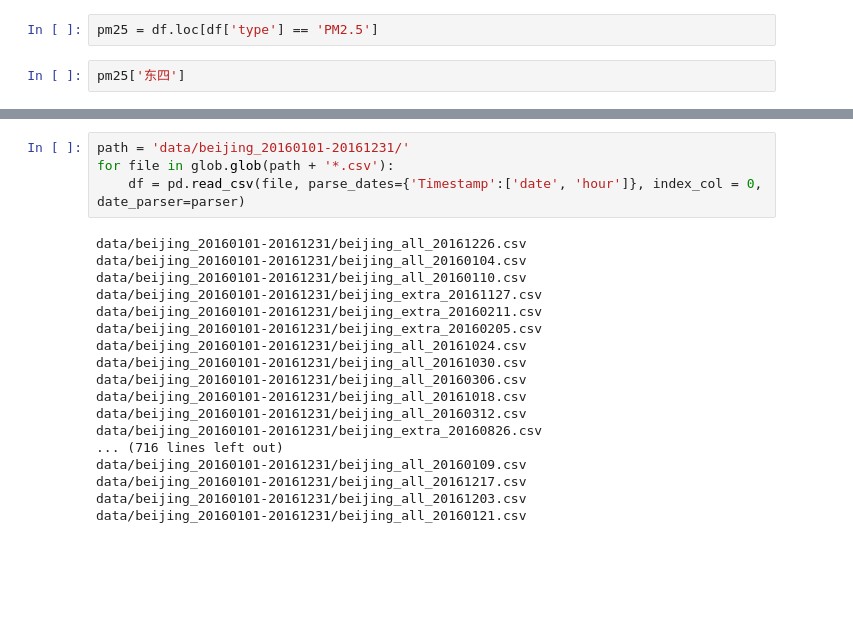
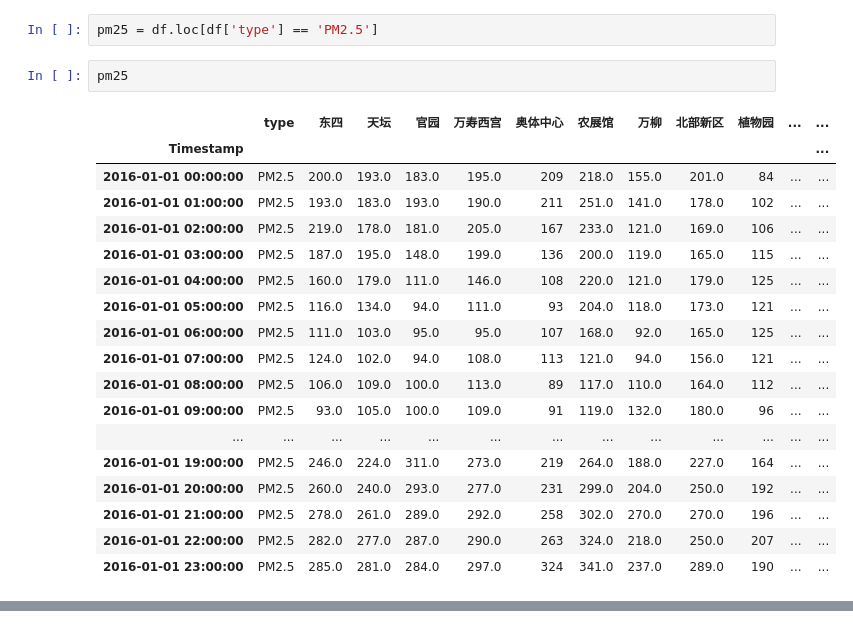
Before and after one commit to luoweimeng/Air-Quality, a Jupyter notebook: preprocess.ipynb, the cells around one changed output, grey strips where cells are left out. Saved outputs shown, nothing was run; the diff lists cells and outputs as text; blank space fills up the shorter version.

```diff
--- a/preprocess.ipynb
+++ b/preprocess.ipynb
@@ -33,5 +33,23 @@ df
 # %%
 pm25 = df.loc[df['type'] == 'PM2.5']
 # %%
-pm25['东四']
+pm25
 # %% [output]
+|  | type | 东四 | 天坛 | 官园 | 万寿西宫 | 奥体中心 | 农展馆 | 万柳 | 北部新区 | 植物园 | ... | ... |
+| Timestamp |  |  |  |  |  |  |  |  |  |  |  | ... |
+| 2016-01-01 00:00:00 | PM2.5 | 200.0 | 193.0 | 183.0 | 195.0 | 209 | 218.0 | 155.0 | 201.0 | 84 | ... | ... |
+| 2016-01-01 01:00:00 | PM2.5 | 193.0 | 183.0 | 193.0 | 190.0 | 211 | 251.0 | 141.0 | 178.0 | 102 | ... | ... |
+| 2016-01-01 02:00:00 | PM2.5 | 219.0 | 178.0 | 181.0 | 205.0 | 167 | 233.0 | 121.0 | 169.0 | 106 | ... | ... |
+| 2016-01-01 03:00:00 | PM2.5 | 187.0 | 195.0 | 148.0 | 199.0 | 136 | 200.0 | 119.0 | 165.0 | 115 | ... | ... |
+| 2016-01-01 04:00:00 | PM2.5 | 160.0 | 179.0 | 111.0 | 146.0 | 108 | 220.0 | 121.0 | 179.0 | 125 | ... | ... |
+| 2016-01-01 05:00:00 | PM2.5 | 116.0 | 134.0 | 94.0 | 111.0 | 93 | 204.0 | 118.0 | 173.0 | 121 | ... | ... |
+| 2016-01-01 06:00:00 | PM2.5 | 111.0 | 103.0 | 95.0 | 95.0 | 107 | 168.0 | 92.0 | 165.0 | 125 | ... | ... |
+| 2016-01-01 07:00:00 | PM2.5 | 124.0 | 102.0 | 94.0 | 108.0 | 113 | 121.0 | 94.0 | 156.0 | 121 | ... | ... |
+| 2016-01-01 08:00:00 | PM2.5 | 106.0 | 109.0 | 100.0 | 113.0 | 89 | 117.0 | 110.0 | 164.0 | 112 | ... | ... |
+| 2016-01-01 09:00:00 | PM2.5 | 93.0 | 105.0 | 100.0 | 109.0 | 91 | 119.0 | 132.0 | 180.0 | 96 | ... | ... |
+| ... | ... | ... | ... | ... | ... | ... | ... | ... | ... | ... | ... | ... |
+| 2016-01-01 19:00:00 | PM2.5 | 246.0 | 224.0 | 311.0 | 273.0 | 219 | 264.0 | 188.0 | 227.0 | 164 | ... | ... |
+| 2016-01-01 20:00:00 | PM2.5 | 260.0 | 240.0 | 293.0 | 277.0 | 231 | 299.0 | 204.0 | 250.0 | 192 | ... | ... |
+| 2016-01-01 21:00:00 | PM2.5 | 278.0 | 261.0 | 289.0 | 292.0 | 258 | 302.0 | 270.0 | 270.0 | 196 | ... | ... |
+| 2016-01-01 22:00:00 | PM2.5 | 282.0 | 277.0 | 287.0 | 290.0 | 263 | 324.0 | 218.0 | 250.0 | 207 | ... | ... |
+| 2016-01-01 23:00:00 | PM2.5 | 285.0 | 281.0 | 284.0 | 297.0 | 324 | 341.0 | 237.0 | 289.0 | 190 | ... | ... |
@@ -55,25 +57,3 @@ Name: 东四, dtype: float64
-# %%
-path = 'data/beijing_20160101-20161231/'
-for file in glob.glob(path + '*.csv'):
-    df = pd.read_csv(file, parse_dates={'Timestamp':['date', 'hour']}, index_col = 0, date_parser=parser)
-# %% [output]
-data/beijing_20160101-20161231/beijing_all_20161226.csv
-data/beijing_20160101-20161231/beijing_all_20160104.csv
-data/beijing_20160101-20161231/beijing_all_20160110.csv
-data/beijing_20160101-20161231/beijing_extra_20161127.csv
-data/beijing_20160101-20161231/beijing_extra_20160211.csv
-data/beijing_20160101-20161231/beijing_extra_20160205.csv
-data/beijing_20160101-20161231/beijing_all_20161024.csv
-data/beijing_20160101-20161231/beijing_all_20161030.csv
-data/beijing_20160101-20161231/beijing_all_20160306.csv
-data/beijing_20160101-20161231/beijing_all_20161018.csv
-data/beijing_20160101-20161231/beijing_all_20160312.csv
-data/beijing_20160101-20161231/beijing_extra_20160826.csv
-... (716 lines left out)
-data/beijing_20160101-20161231/beijing_all_20160109.csv
-data/beijing_20160101-20161231/beijing_all_20161217.csv
-data/beijing_20160101-20161231/beijing_all_20161203.csv
-data/beijing_20160101-20161231/beijing_all_20160121.csv
 # %%
 path1 = 'data/beijing_20160101-20161231/'
 path2 = 'data/beijing_20170101-20171231/'
```
Also changed, not shown: parts of 21 cells of this notebook.
